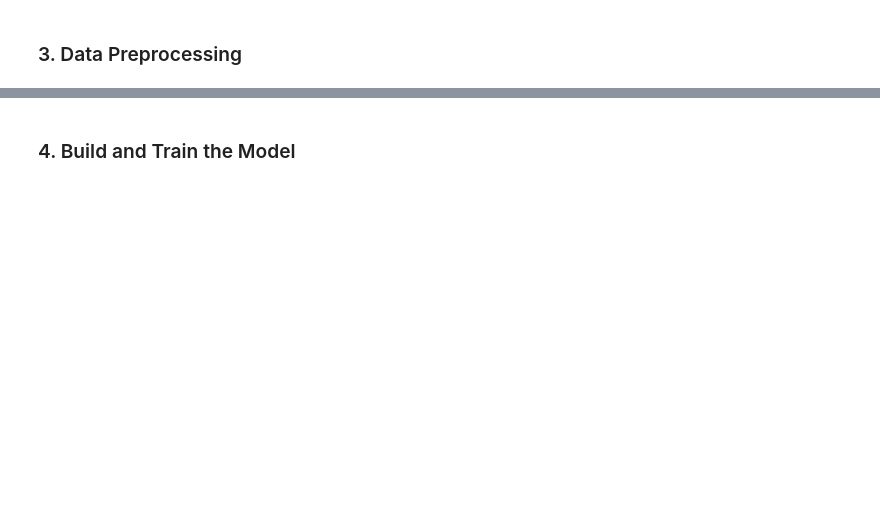
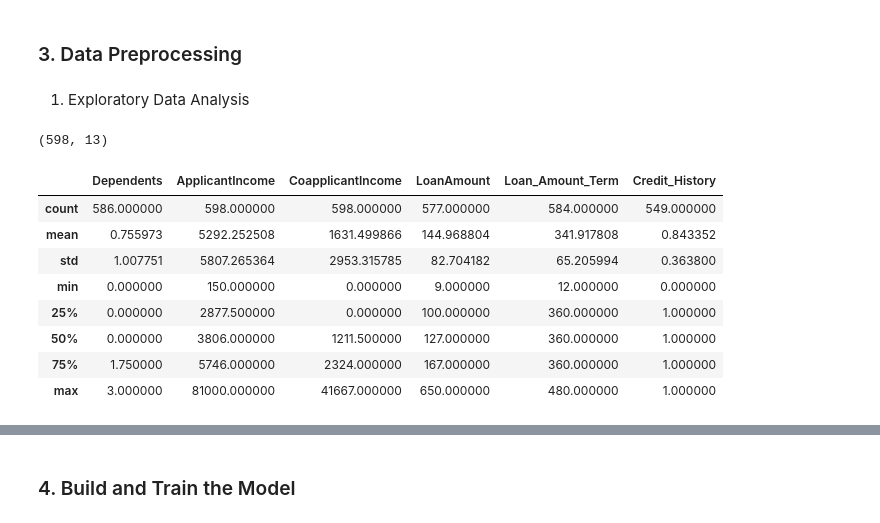
Before and after one commit to fatahrahimi330/100-Machine-Learning-Projects, a Jupyter notebook: 35-Loan Approval Prediction/loan_approval_prediction.ipynb, the cells around one changed output, grey strips where cells are left out. Saved outputs shown, nothing was run; the diff lists cells and outputs as text; code cells hidden in the pictures; blank space fills up the shorter version.

```diff
--- a/35-Loan Approval Prediction/loan_approval_prediction.ipynb
+++ b/35-Loan Approval Prediction/loan_approval_prediction.ipynb
@@ -19,2 +35,20 @@ FileNotFoundError: [Errno 2] No such file or directory: 'LoanApprovalPrediction.
 # %% [markdown]
 ### 3. Data Preprocessing
+# %% [markdown]
+1. Exploratory Data Analysis
+# %%
+df.shape
+# %% [output]
+(598, 13)
+# %%
+df.describe()
+# %% [output]
+|  | Dependents | ApplicantIncome | CoapplicantIncome | LoanAmount | Loan_Amount_Term | Credit_History |
+| count | 586.000000 | 598.000000 | 598.000000 | 577.000000 | 584.000000 | 549.000000 |
+| mean | 0.755973 | 5292.252508 | 1631.499866 | 144.968804 | 341.917808 | 0.843352 |
+| std | 1.007751 | 5807.265364 | 2953.315785 | 82.704182 | 65.205994 | 0.363800 |
+| min | 0.000000 | 150.000000 | 0.000000 | 9.000000 | 12.000000 | 0.000000 |
+| 25% | 0.000000 | 2877.500000 | 0.000000 | 100.000000 | 360.000000 | 1.000000 |
+| 50% | 0.000000 | 3806.000000 | 1211.500000 | 127.000000 | 360.000000 | 1.000000 |
+| 75% | 1.750000 | 5746.000000 | 2324.000000 | 167.000000 | 360.000000 | 1.000000 |
+| max | 3.000000 | 81000.000000 | 41667.000000 | 650.000000 | 480.000000 | 1.000000 |
```
Also changed, not shown: parts of 18 cells of this notebook, 1 other file.
